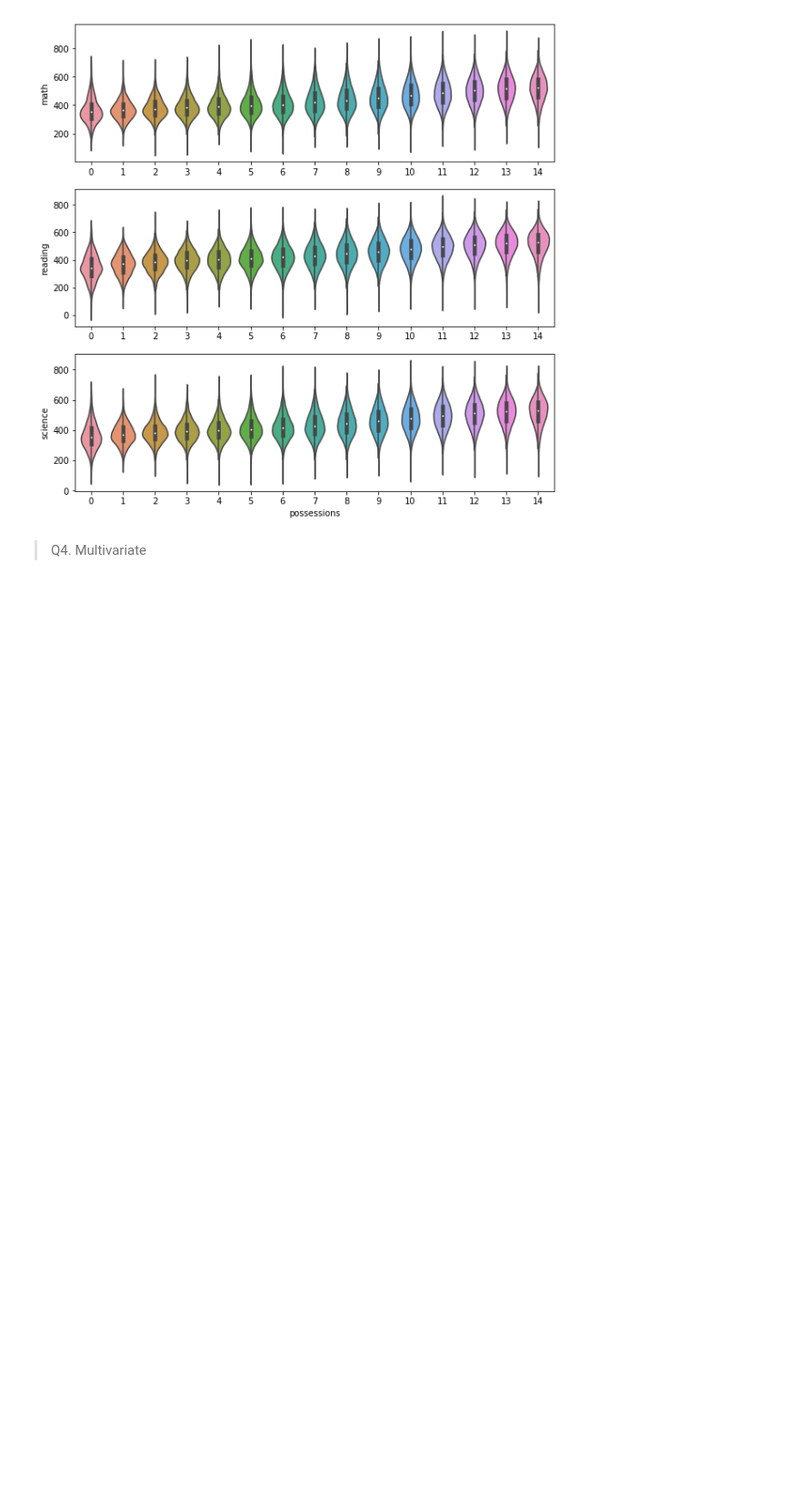
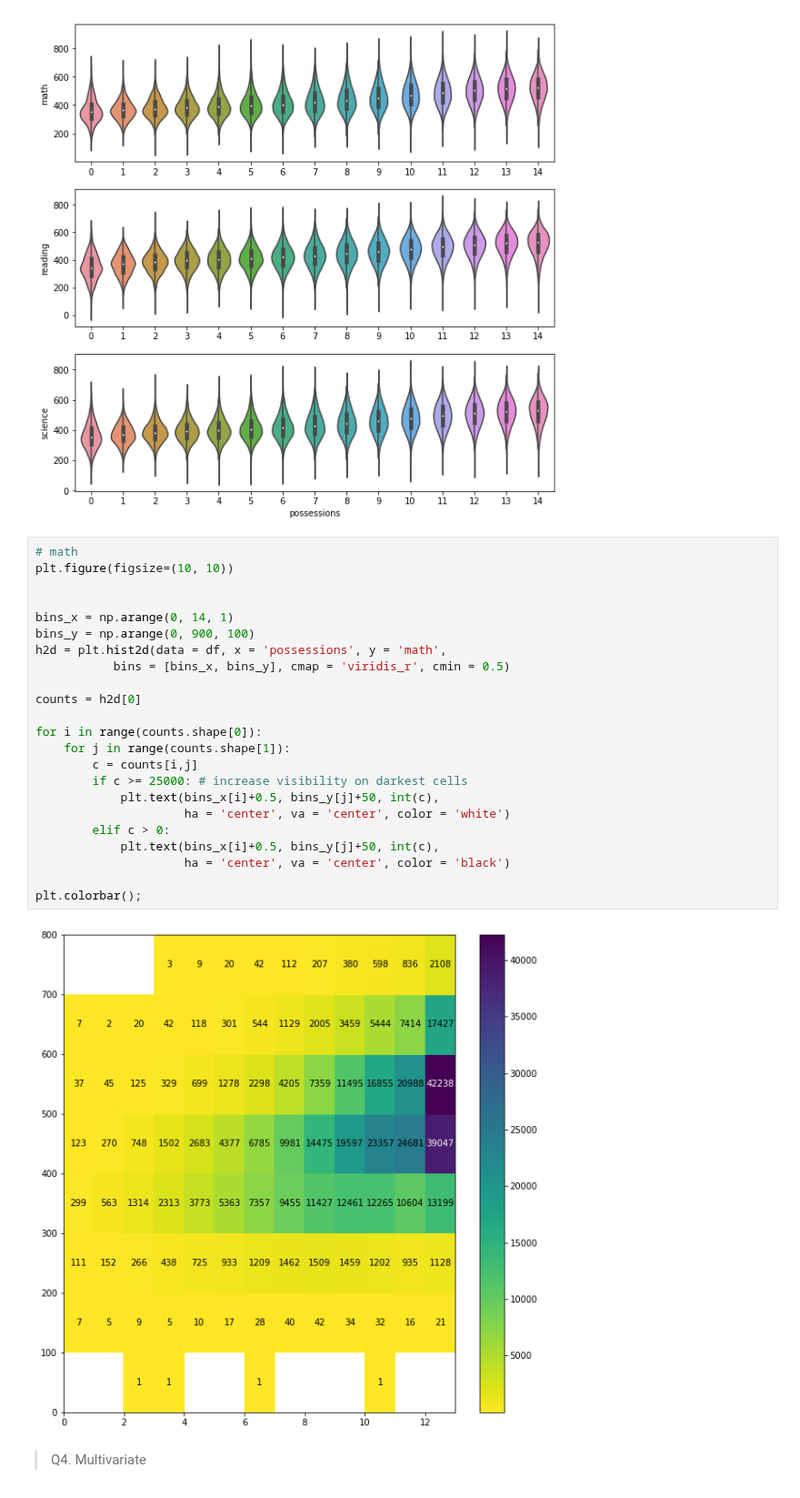
Before and after one commit to Steve-Choi/DAND, a Jupyter notebook: Communicate-Data-Findings/Communicate-Data-Findings.ipynb, the cells around one changed output. Shown at 91% size. Cells and saved outputs as stored; diff of their text form; blank space fills up the shorter version.

```diff
--- a/Communicate-Data-Findings/Communicate-Data-Findings.ipynb
+++ b/Communicate-Data-Findings/Communicate-Data-Findings.ipynb
@@ -339,6 +339,31 @@ sns.violinplot(data = df, x="possessions", y="science")
 # %% [output]
 <matplotlib.axes._subplots.AxesSubplot at 0x...>
 [figure]
+# %%
+# math
+plt.figure(figsize=(10, 10))
+
+
+bins_x = np.arange(0, 14, 1)
+bins_y = np.arange(0, 900, 100)
+h2d = plt.hist2d(data = df, x = 'possessions', y = 'math',
+           bins = [bins_x, bins_y], cmap = 'viridis_r', cmin = 0.5)
+
+counts = h2d[0]
+
+for i in range(counts.shape[0]):
+    for j in range(counts.shape[1]):
+        c = counts[i,j]
+        if c >= 25000: # increase visibility on darkest cells
+            plt.text(bins_x[i]+0.5, bins_y[j]+50, int(c),
+                     ha = 'center', va = 'center', color = 'white')
+        elif c > 0:
+            plt.text(bins_x[i]+0.5, bins_y[j]+50, int(c),
+                     ha = 'center', va = 'center', color = 'black')
+
+plt.colorbar();
+# %% [output]
+[figure, added]
 # %% [markdown]
 > Q4. Multivariate
 # %%
```
Also changed, not shown: parts of 3 cells of this notebook.
